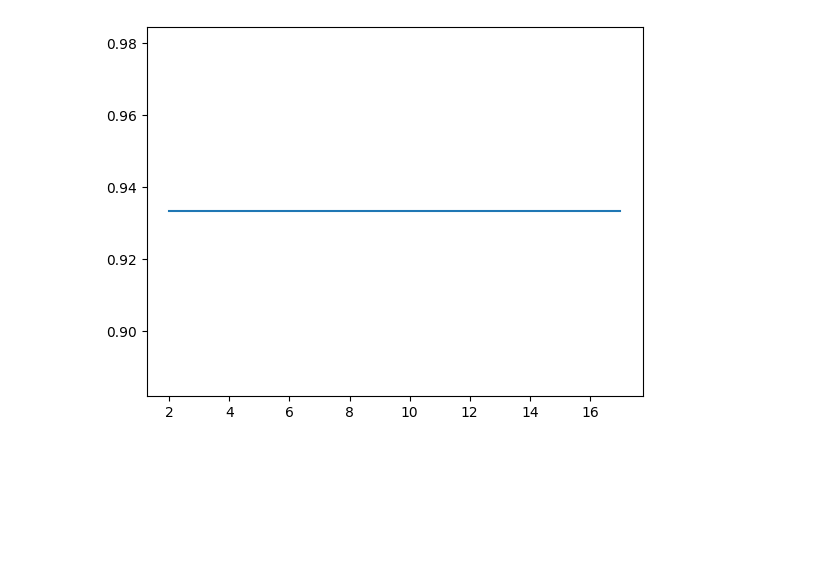
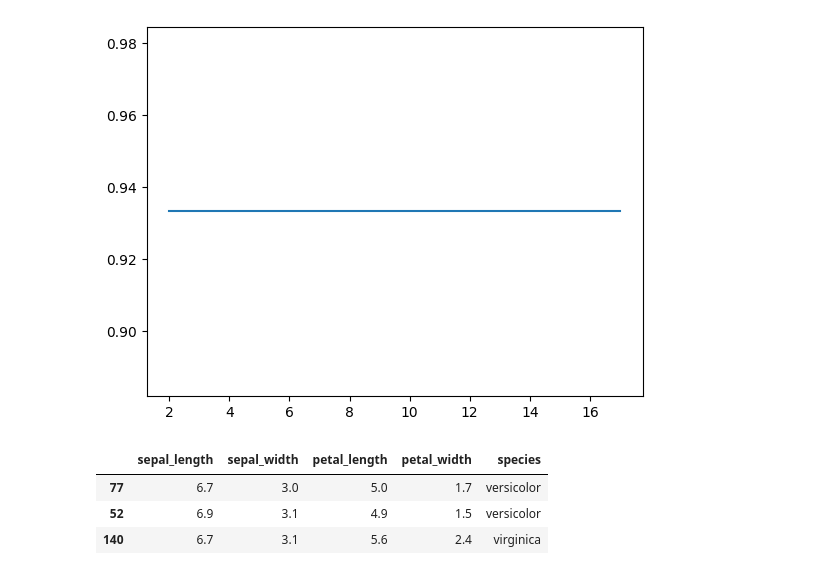
Before and after one commit to Srish09-S/ML, a Jupyter notebook: knn classifier/1.ipynb, the cells around one changed output. Drawn from its saved outputs; the diff is of its cells as text; code cells hidden in the pictures; blank space fills up the shorter version.

```diff
--- a/knn classifier/1.ipynb
+++ b/knn classifier/1.ipynb
@@ -146,3 +146,10 @@ plt.plot(range(2,18),score)
 [figure]
 # %%
 df = sns.load_dataset('iris')
+# %%
+df.sample(3)
+# %% [output]
+|  | sepal_length | sepal_width | petal_length | petal_width | species |
+| 77 | 6.7 | 3.0 | 5.0 | 1.7 | versicolor |
+| 52 | 6.9 | 3.1 | 4.9 | 1.5 | versicolor |
+| 140 | 6.7 | 3.1 | 5.6 | 2.4 | virginica |
```
